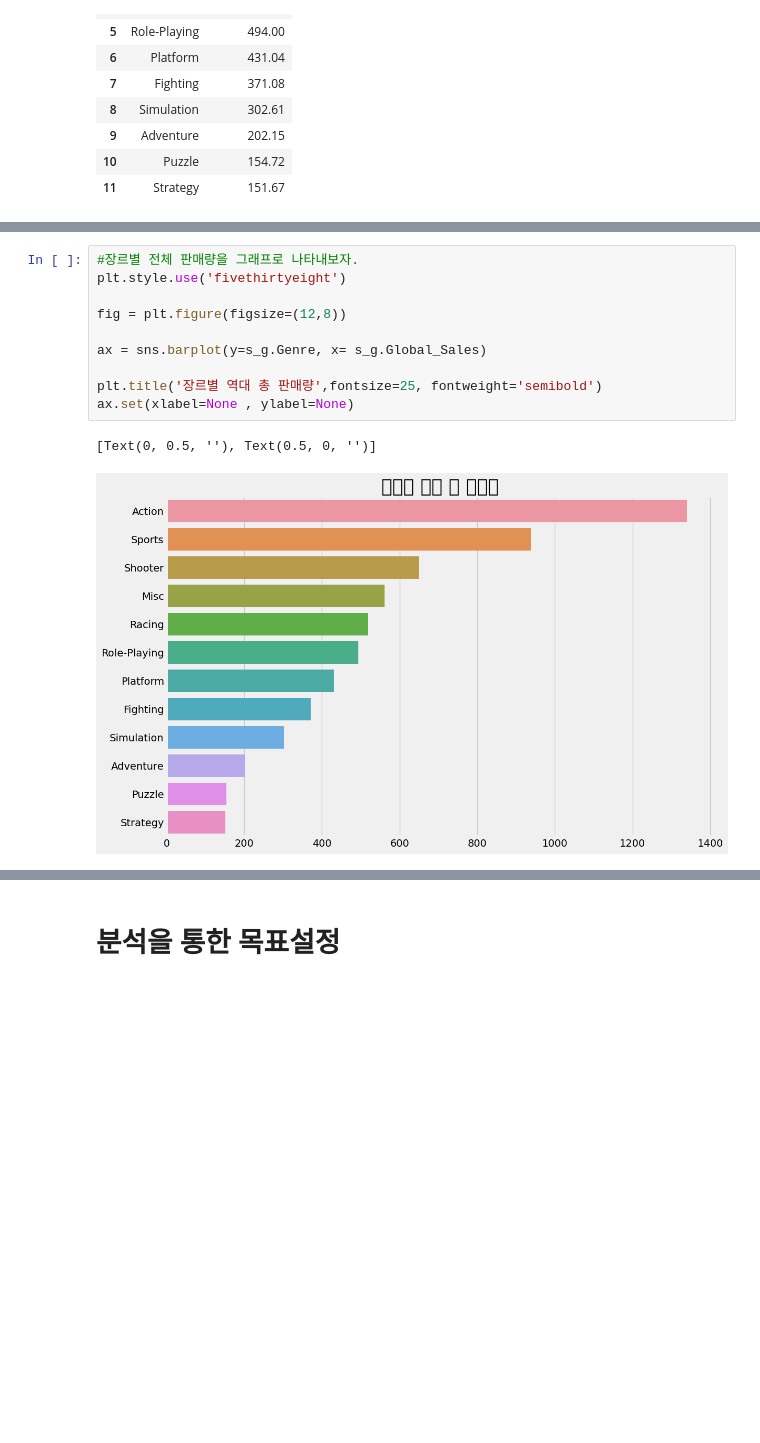
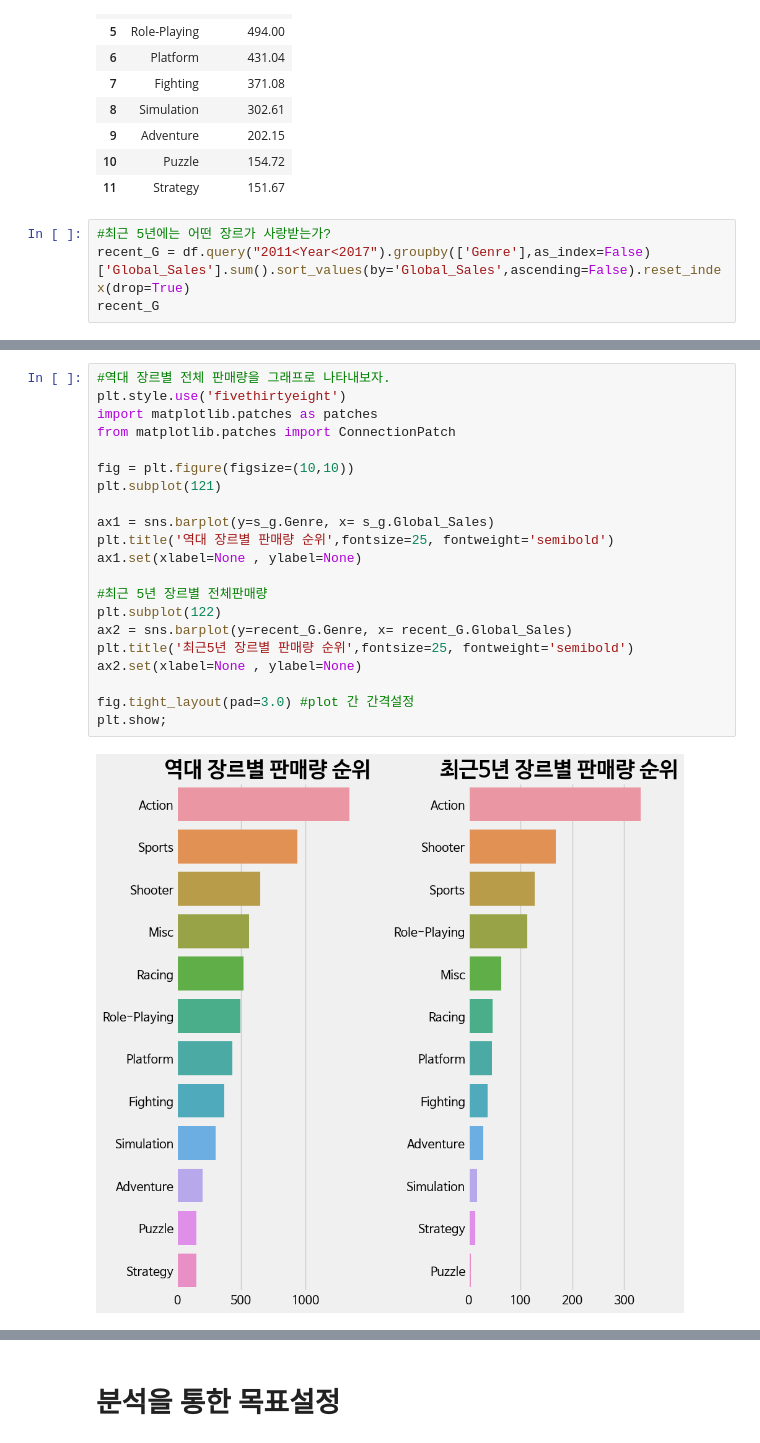
Before and after one commit to sseyonafre/Project, a Jupyter notebook: sprint1/AI_14_고세희_Section1.ipynb, the cells around one changed output, grey strips where cells are left out. Drawn from its saved outputs; the diff is of its cells as text; blank space fills up the shorter version.

```diff
--- a/sprint1/AI_14_고세희_Section1.ipynb
+++ b/sprint1/AI_14_고세희_Section1.ipynb
@@ -750,3 +749,7 @@ s_g
 | 9 | Adventure | 202.15 |
 | 10 | Puzzle | 154.72 |
 | 11 | Strategy | 151.67 |
+# %%
+#최근 5년에는 어떤 장르가 사랑받는가?
+recent_G = df.query("2011<Year<2017").groupby(['Genre'],as_index=False)['Global_Sales'].sum().sort_values(by='Global_Sales',ascending=False).reset_index(drop=True)
+recent_G
@@ -753,13 +770,23 @@ s_g
 # %%
-#장르별 전체 판매량을 그래프로 나타내보자.
+#역대 장르별 전체 판매량을 그래프로 나타내보자.
 plt.style.use('fivethirtyeight')
+import matplotlib.patches as patches
+from matplotlib.patches import ConnectionPatch
 
-fig = plt.figure(figsize=(12,8))
+fig = plt.figure(figsize=(10,10))
+plt.subplot(121)
 
-ax = sns.barplot(y=s_g.Genre, x= s_g.Global_Sales)
+ax1 = sns.barplot(y=s_g.Genre, x= s_g.Global_Sales)
+plt.title('역대 장르별 판매량 순위',fontsize=25, fontweight='semibold')
+ax1.set(xlabel=None , ylabel=None)
 
-plt.title('장르별 역대 총 판매량',fontsize=25, fontweight='semibold')
-ax.set(xlabel=None , ylabel=None)
+#최근 5년 장르별 전체판매량
+plt.subplot(122)
+ax2 = sns.barplot(y=recent_G.Genre, x= recent_G.Global_Sales)
+plt.title('최근5년 장르별 판매량 순위',fontsize=25, fontweight='semibold')
+ax2.set(xlabel=None , ylabel=None)
+
+fig.tight_layout(pad=3.0) #plot 간 간격설정
+plt.show;
 # %% [output]
-[Text(0, 0.5, ''), Text(0.5, 0, '')]
-[figure, old version]
+[figure, new version]
```
Also changed, not shown: parts of 15 cells of this notebook.
